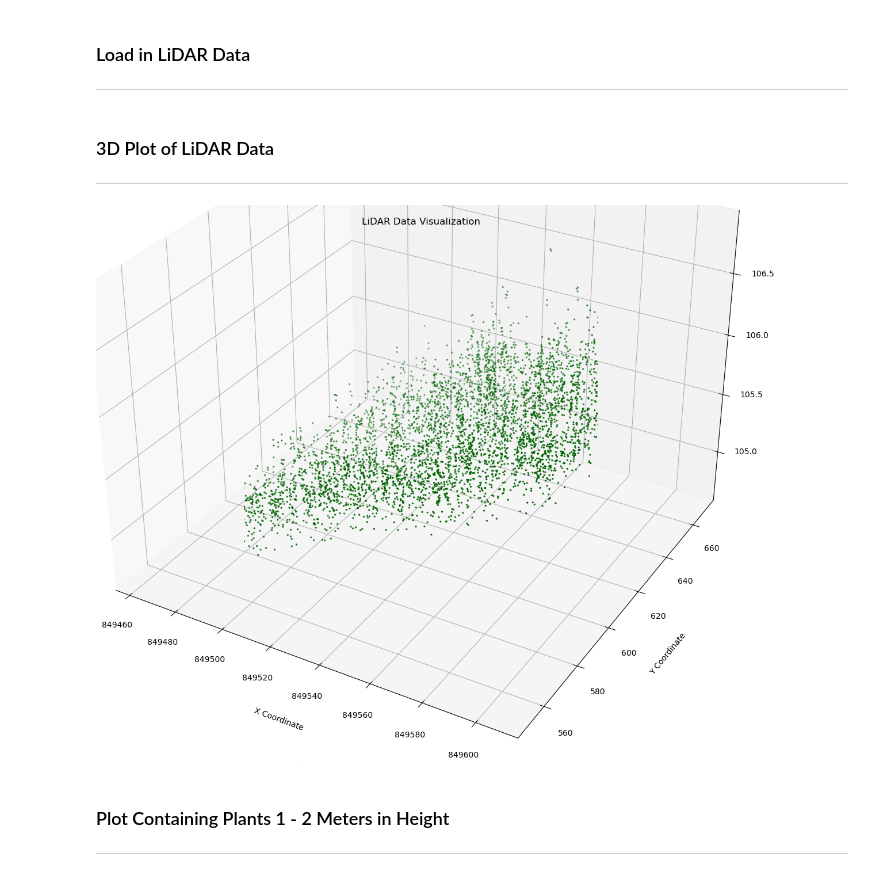
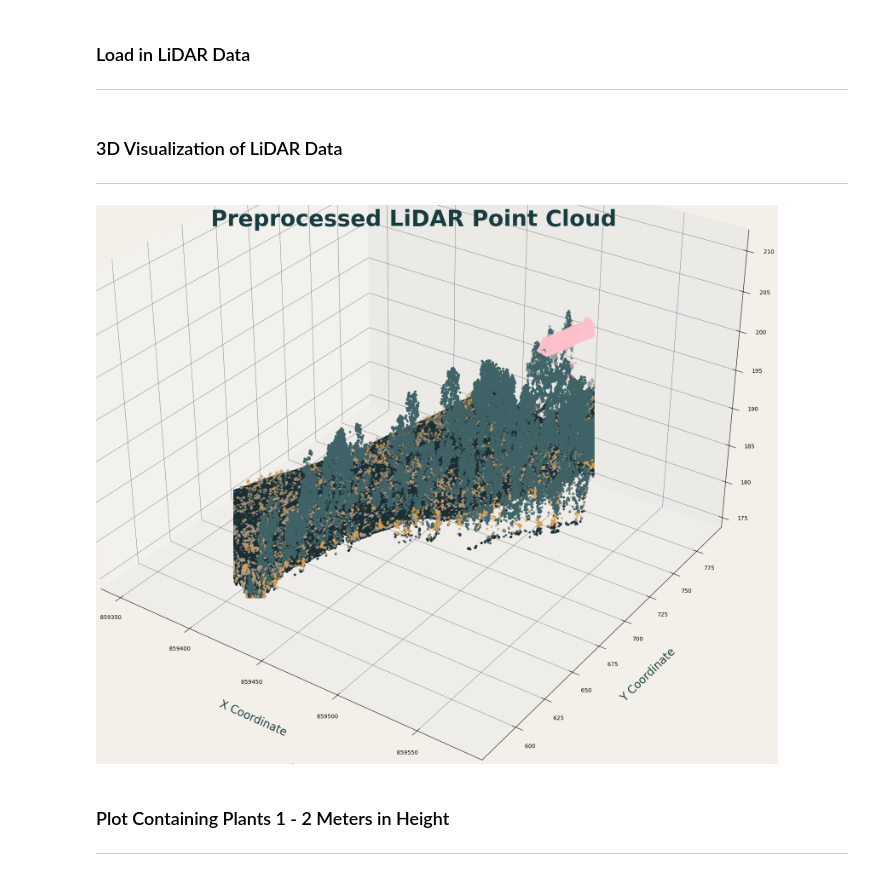
Before and after one commit to vinDAR-MEDS/vinDAR, a Jupyter notebook: src/exploratory_analysis.ipynb, the cells around one changed output. Saved outputs shown, nothing was run; the diff lists cells and outputs as text; code cells hidden in the pictures.

```diff
--- a/src/exploratory_analysis.ipynb
+++ b/src/exploratory_analysis.ipynb
@@ -36,7 +57,8 @@ parcels.plot()
 ***
 # %%
 # Read in LIDAR Data and Select Points
-fp = os.path.join("..", "data", "LHD_FXX_0849_6352_PTS_LAMB93_IGN69.copc.laz")
+#fp = os.path.join("..", "data", "LHD_FXX_0849_6352_PTS_LAMB93_IGN69.copc.laz")
+fp = os.path.join("..", "data", "LHD_FXX_0859_6343_PTS_LAMB93_IGN69.copc.laz")
 lidar_data = laspy.read(fp)
 points_x, points_y = lidar_data.x, lidar_data.y
 
@@ -49,57 +71,51 @@ mask = contains_xy(SEL, lidar_data.x, lidar_data.y)
 # Create Clip of Lidar Data Within Mask
 las_clip = laspy.create(point_format=lidar_data.header.point_format, file_version=lidar_data.header.version)
 las_clip.points = lidar_data.points[mask]
-
-# Plot of raw LiDAR data
-fig, ax = plt.subplots(figsize=(10, 10))
-
-# Plot points
-sc = ax.scatter(las_clip.x, las_clip.y, c=las_clip.z, s=0.01, cmap='terrain')
-plt.colorbar(sc, label='Elevation (m)')
-
-# Overlay polygon boundary
-parcels.boundary.plot(ax=ax, color='black', linewidth=2)
-
-ax.set_aspect('equal')
-plt.show()
 # %% [markdown]
-### 3D Plot of LiDAR Data
+### 3D Visualization of LiDAR Data
 ***
 # %%
 # Color Map
 color_map = {
-    1: 'grey',
-    2: '#8B4513',
-    3: '#00FF00', # Weeds
-    4: '#006400', # Vines
-    5: '#008000', # Trees
+    1: '#9e9e9eff',
+    2: '#1a2e34ff',
+    3: '#a89984ff', # Weeds
+    4: '#d7a053', # Vinesa
+    5: '#3f6367ff', # Trees
     6: 'pink',
-    65: 'grey'
+    65: '#9e9e9eff'
 }
 
 # Access the X, Y, and Z coordinates
 x = las_clip.x
 y = las_clip.y
 z = las_clip.z
 
 # Create a 3D plot
-fig = plt.figure(figsize=(10, 8))
-ax = fig.add_subplot(111, projection='3d')
+fig = plt.figure(figsize=(14, 10), facecolor='#f2f0e9ff')
+ax = fig.add_subplot(111, projection='3d', facecolor='#f2f0e9ff')
 
 colors = [color_map[val] for val in las_clip.classification]
 
+ax.xaxis._axinfo['grid'].update(color='#333333', linewidth=0.4)
+ax.yaxis._axinfo['grid'].update(color='#333333', linewidth=0.4)
+ax.zaxis._axinfo['grid'].update(color='#333333', linewidth=0.4)
+
 # Scatter plot the points, coloring by elevation (Z)
-ax.scatter(x, y, z, c=colors, s=2) # s=1 sets the point size
+ax.scatter(x, y, z, c=colors, s=10) # s=1 sets the point size
 
 # Set labels for the axes
-ax.set_xlabel('X Coordinate')
-ax.set_ylabel('Y Coordinate')
-ax.set_zlabel('Height (Z)')
-ax.set_title('LiDAR Data Visualization')
+ax.set_xlabel('X Coordinate', fontsize=20, color='#183c40', labelpad=10)
+ax.set_ylabel('Y Coordinate', fontsize=20, color='#183c40', labelpad=10)
+ax.set_zlabel('Height (m)',   fontsize=20, color='#183c40', labelpad=10)
+ax.set_title('Preprocessed LiDAR Point Cloud', fontsize=40, fontweight='bold',
+             color='#183c40', pad=20)
+ax.view_init(elev=30, azim=-55)
 ax.set_box_aspect(None, zoom=2)
+plt.tight_layout()
 plt.show()
 # %% [output]
-[figure, old version]
+[figure, new version]
 # %% [markdown]
 ### Plot Containing Plants 1 - 2 Meters in Height
 ***
```
Also changed, not shown: parts of 28 cells of this notebook, 4 other files.
